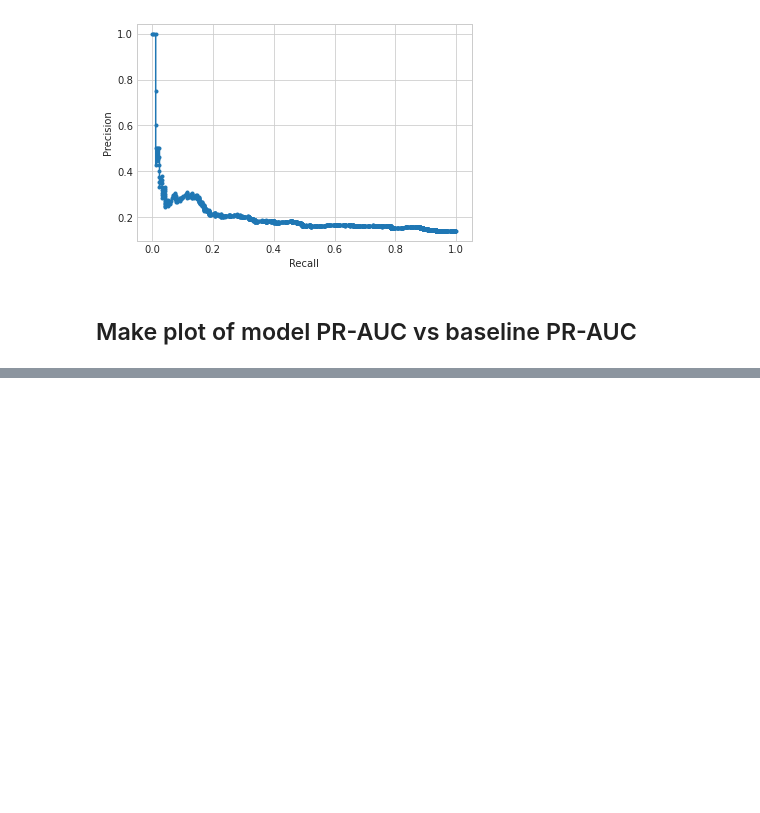
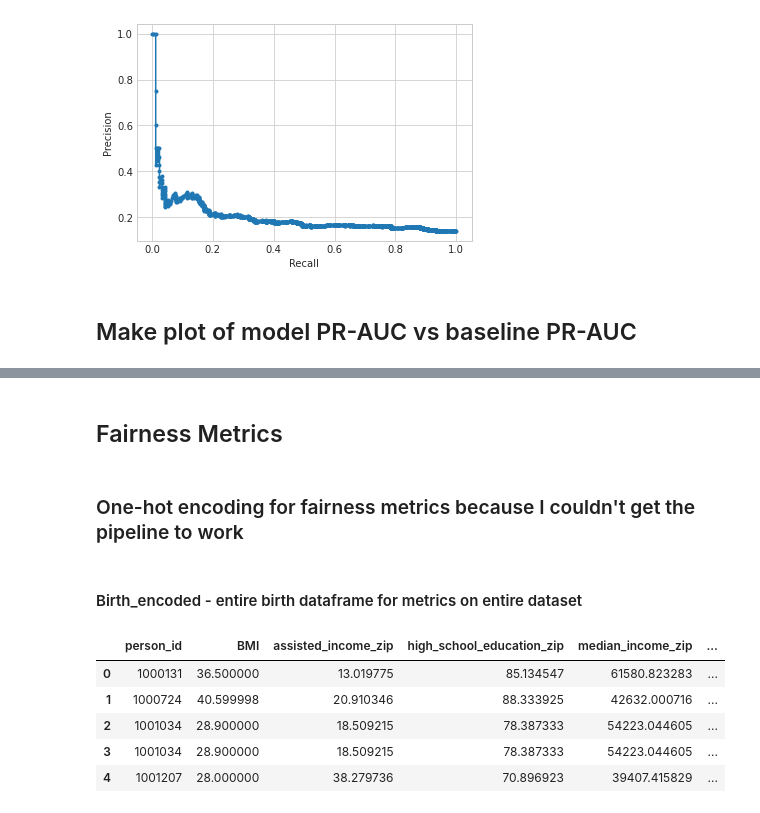
Before and after one commit to kgrillaert/preterm_birth, a Jupyter notebook: 03.Models/Preterm_Birth_Lifestyle_Models.ipynb, the cells around one changed output, grey strips where cells are left out. Drawn from its saved outputs; the diff is of its cells as text; code cells hidden in the pictures; blank space fills up the shorter version.

Commit message:
Add fairness metrics

```diff
--- a/03.Models/Preterm_Birth_Lifestyle_Models.ipynb
+++ b/03.Models/Preterm_Birth_Lifestyle_Models.ipynb
@@ -1618,0 +1702,24 @@ plt.show()
+# %% [markdown]
+## Fairness Metrics
+# %% [markdown]
+### One-hot encoding for fairness metrics because I couldn't get the pipeline to work
+# %% [markdown]
+#### Birth_encoded - entire birth dataframe for metrics on entire dataset
+# %%
+birth_encoded = pd.get_dummies(birth, columns=['race_person', 'ethnicity_person'], prefix=['race', 'ethnicity'], prefix_sep='_')
+
+# Drop datetime and obj col as it causes errors and is not necessary
+columns_to_drop = ['condition_start_date', 'birth_class', 'date_of_birth']
+birth_encoded = birth_encoded.drop(columns=columns_to_drop)
+
+
+birth_encoded = birth_encoded.select_dtypes(exclude=['object'])
+
+birth_encoded.head()
+# %% [output]
+|  | person_id | BMI | assisted_income_zip | high_school_education_zip | median_income_zip | ... |
+| 0 | 1000131 | 36.500000 | 13.019775 | 85.134547 | 61580.823283 | ... |
+| 1 | 1000724 | 40.599998 | 20.910346 | 88.333925 | 42632.000716 | ... |
+| 2 | 1001034 | 28.900000 | 18.509215 | 78.387333 | 54223.044605 | ... |
+| 3 | 1001034 | 28.900000 | 18.509215 | 78.387333 | 54223.044605 | ... |
+| 4 | 1001207 | 28.000000 | 38.279736 | 70.896923 | 39407.415829 | ... |
```
Also changed, not shown: parts of 21 cells of this notebook.
